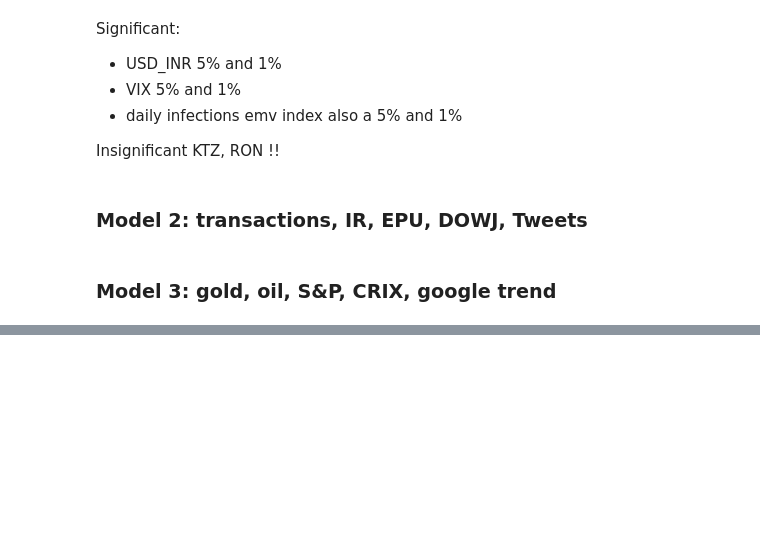
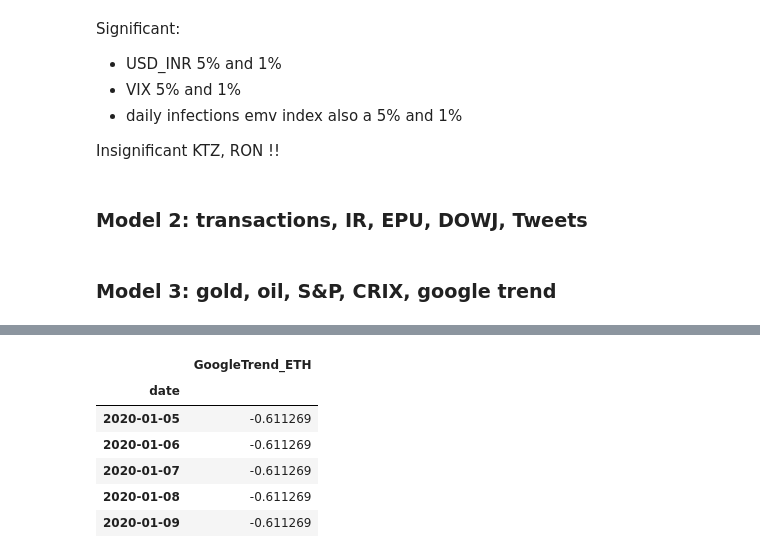
Before and after one commit to Nsmid/Research-project-Fintech-BTC_PRICES, a Jupyter notebook: research_project.ipynb, the cells around one changed output, grey strips where cells are left out. Cells and saved outputs as stored; diff of their text form; code cells hidden in the pictures; blank space fills up the shorter version.

```diff
--- a/research_project.ipynb
+++ b/research_project.ipynb
@@ -1112,0 +1117,2 @@ results_var_m3_2.summary()
+# %%
+GoogleTrend_ETH = dailydata.get_daily_data('Etherum', 2020, 1, 2022, 1, geo = 'US')
@@ -1112,0 +1137,16 @@ results_var_m3_2.summary()
+# %%
+#creating a data frame with Google Trend ETH, standardizing
+GoogleTrend_ETH = GoogleTrend_ETH.filter(['date','Etherum'], axis=1)
+GoogleTrend_ETH.dropna(inplace=True)
+GoogleTrend_ETH.rename(columns={'Etherum': 'GoogleTrend_ETH'}, inplace=True)
+GoogleTrend_ETH_st = pd.DataFrame(std_scaler.fit_transform(GoogleTrend_ETH), columns=GoogleTrend_ETH.columns)
+GoogleTrend_ETH_st.index = GoogleTrend_ETH.index
+GoogleTrend_ETH_st.head()
+# %% [output]
+|  | GoogleTrend_ETH |
+| date |  |
+| 2020-01-05 | -0.611269 |
+| 2020-01-06 | -0.611269 |
+| 2020-01-07 | -0.611269 |
+| 2020-01-08 | -0.611269 |
+| 2020-01-09 | -0.611269 |
```
Also changed, not shown: parts of 18 cells of this notebook, 1 other file.
